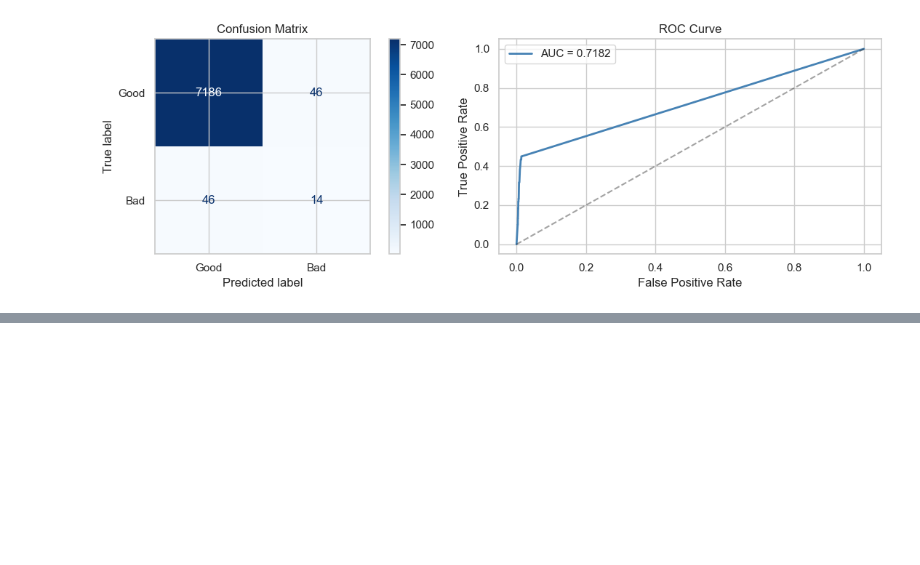
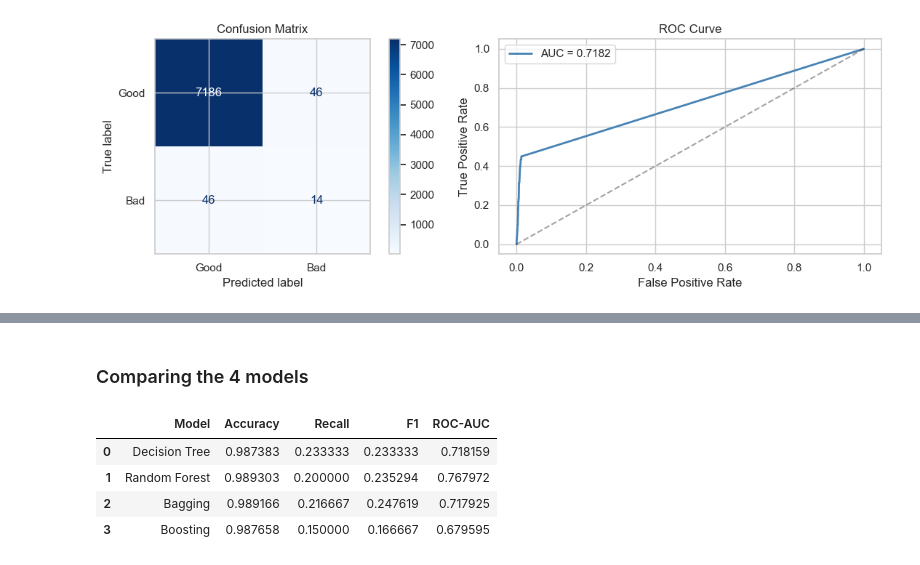
Before and after one commit to nickleezx/CS3244_Machine_Learning_Group8, a Jupyter notebook: notebook.ipynb, the cells around one changed output, grey strips where cells are left out. Cells and saved outputs as stored; diff of their text form; code cells hidden in the pictures; blank space fills up the shorter version.

```diff
--- a/notebook.ipynb
+++ b/notebook.ipynb
@@ -929,0 +1014,32 @@ plt.show()
+# %% [markdown]
+### Comparing the 4 models
+# %%
+from sklearn.metrics import accuracy_score, recall_score, f1_score, roc_auc_score
+models = {
+    "Decision Tree": dt_grid.best_estimator_,
+    "Random Forest": rf_grid.best_estimator_,
+    "Bagging": bag_grid.best_estimator_,
+    "Boosting": boost_grid.best_estimator_
+}
+
+results = []
+
+for name, model in models.items():
+    y_pred = model.predict(X_test)
+    y_prob = model.predict_proba(X_test)[:, 1]
+
+    results.append({
+        "Model": name,
+        "Accuracy": accuracy_score(y_test, y_pred),
+        "Recall": recall_score(y_test, y_pred),
+        "F1": f1_score(y_test, y_pred),
+        "ROC-AUC": roc_auc_score(y_test, y_prob)
+    })
+
+pd.DataFrame(results)
+# %% [output]
+|  | Model | Accuracy | Recall | F1 | ROC-AUC |
+| 0 | Decision Tree | 0.987383 | 0.233333 | 0.233333 | 0.718159 |
+| 1 | Random Forest | 0.989303 | 0.200000 | 0.235294 | 0.767972 |
+| 2 | Bagging | 0.989166 | 0.216667 | 0.247619 | 0.717925 |
+| 3 | Boosting | 0.987658 | 0.150000 | 0.166667 | 0.679595 |
```
Also changed, not shown: parts of 13 cells of this notebook.
